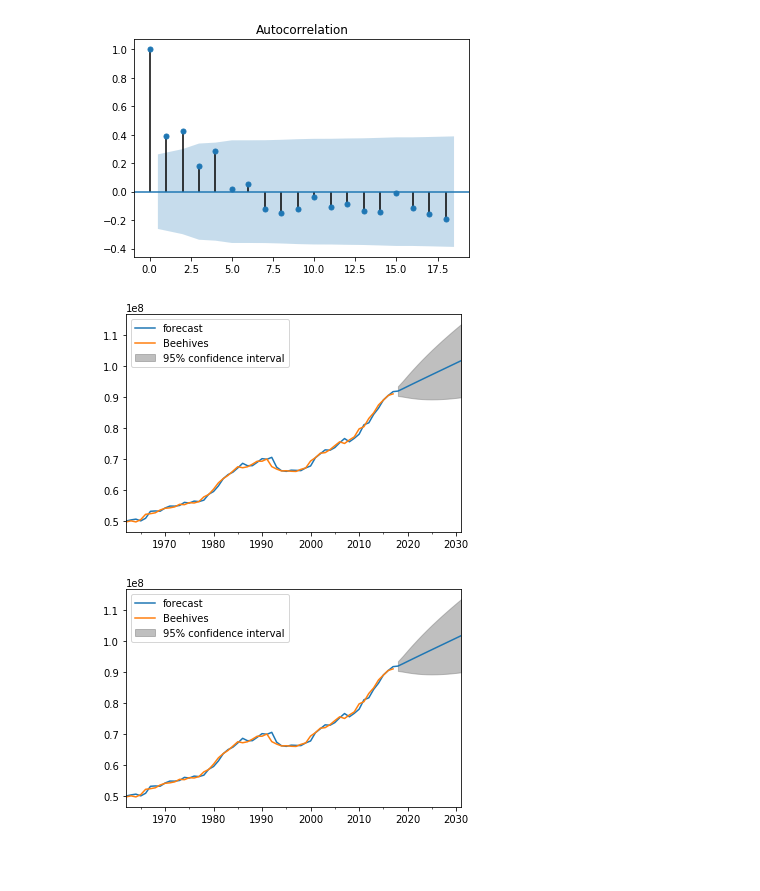
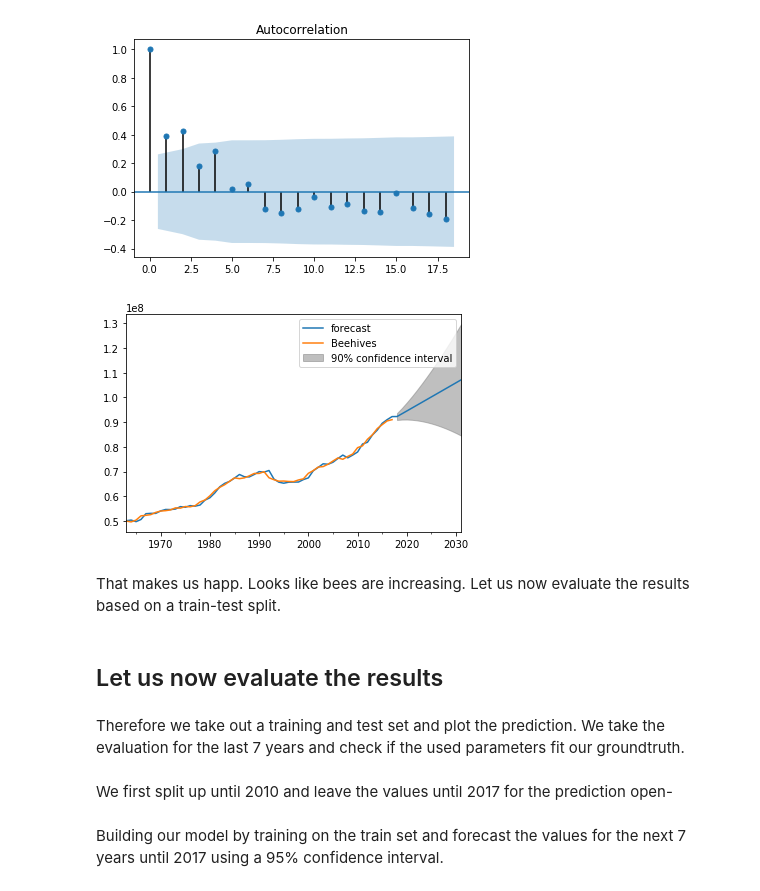
Before and after one commit to caralen/ada-project-faam, a Jupyter notebook: research_bees.ipynb, the cells around one changed output. Cells and saved outputs as stored; diff of their text form; code cells hidden in the pictures; blank space fills up the shorter version.

Commit message:
added evaluation of arima values

```diff
--- a/research_bees.ipynb
+++ b/research_bees.ipynb
@@ -2071,9 +2071,16 @@ plot_acf(timeseries.diff().dropna())
 [figure]
 [figure]
 # %%
-model = ARIMA(timeseries, order=(1, 1, 3))
+model = ARIMA(timeseries, order=(1, 2, 1))
 results = model.fit()
-results.plot_predict(1, 70)
+results.plot_predict(2, 70, alpha=0.1);
 # %% [output]
-[figure, old version]
+[figure, new version]
-[figure, removed]
+# %% [markdown]
+That makes us happ. Looks like bees are increasing. Let us now evaluate the results based on a train-test split.
+# %% [markdown]
+## Let us now evaluate the results
+# %% [markdown]
+Therefore we take out a training and test set and plot the prediction. We take the evaluation for the last 7 years and check if the used parameters fit our groundtruth.
+# %% [markdown]
+We first split up until 2010 and leave the values until 2017 for the prediction open-
@@ -2079,0 +2090,2 @@ results.plot_predict(1, 70)
+# %% [markdown]
+Building our model by training on the train set and forecast the values for the next 7 years until 2017 using a 95% confidence interval.
```
Also changed, not shown: parts of 5 cells of this notebook, 1 other file.
